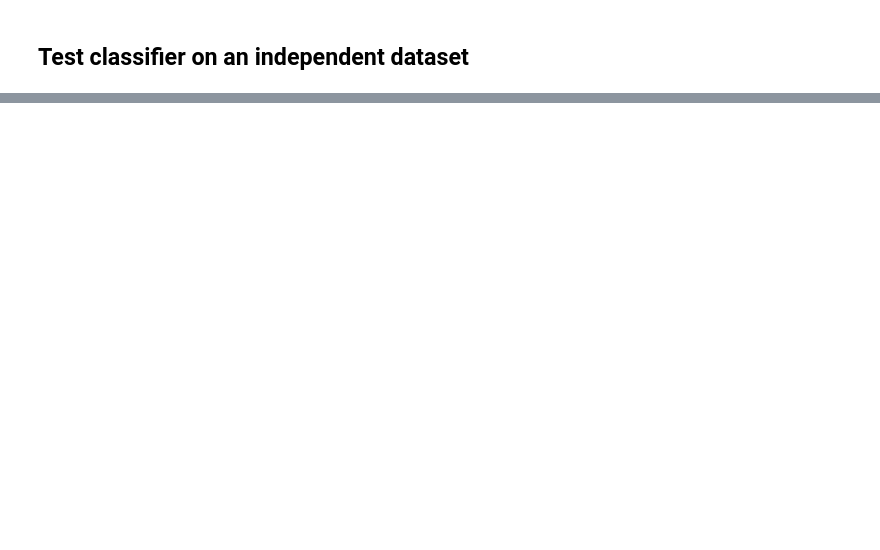
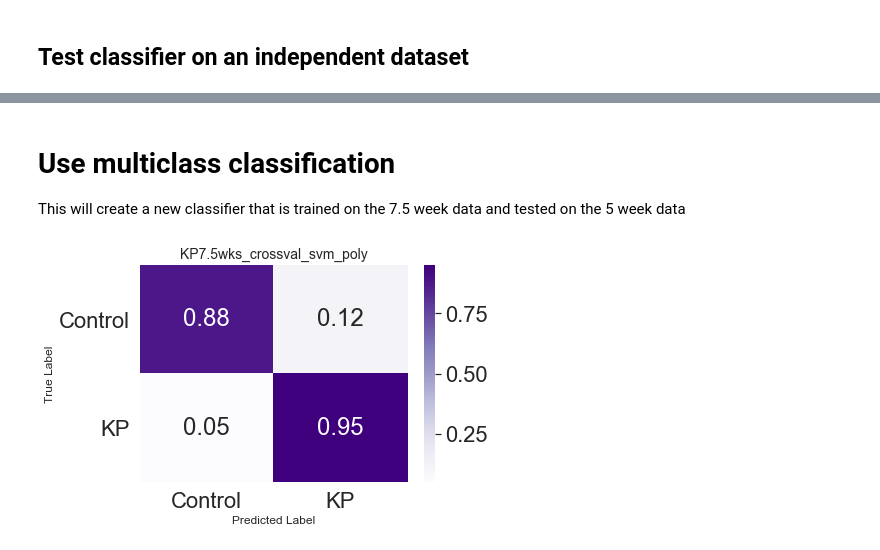
Before and after one commit to avaamini/protease_activity_analysis, a Jupyter notebook: notebooks/In_vivo_demo.ipynb, the cells around one changed output, grey strips where cells are left out. Saved outputs shown, nothing was run; the diff lists cells and outputs as text; code cells hidden in the pictures; blank space fills up the shorter version.

```diff
--- a/notebooks/In_vivo_demo.ipynb
+++ b/notebooks/In_vivo_demo.ipynb
@@ -273,0 +286,30 @@ paa.vis.plot_kfold_roc(tprs_test, aucs_test, out_path, save_name_test, show_sd=T
+# %% [markdown]
+# Use multiclass classification
+This will create a new classifier that is trained on the 7.5 week data and tested on the 5 week data
+# %%
+# Split up the samples into training, validation, and testing groups that are amenable to multiclassification
+
+Wk75X, Wk75Y, df, Wk75X_test, Wk75Y_test, df_test = Wk75_data_for_class.make_multiclass_dataset(
+        ['KP', 'Control'])
+
+Wk5X_test, Wk5Y_test, df_test, _,_,_ = Wk5data_for_class.make_multiclass_dataset(
+            ['KP', 'Control'])
+
+# This line actually trains the multiclass classifier on the 7.5 week data,
+# performs cross validation on the 7.5 week data based on the groups that were created by the above lines
+# and tests the classifier on the 5 week data
+val_class_dict, val_df, test_class_dict, test_df = paa.classify.multiclass_classify(
+                Wk75X, Wk75Y, classifier, kernel, 10, save_name, False,
+                None, Wk5X_test, Wk5Y_test
+    )
+
+# Get the categories of samples that were used to train and test the classifier
+import numpy as np
+classes = np.unique(Wk75Y)
+test_classes = np.unique(Wk5Y_test)
+# %%
+# You can plot the confusion matrix for the cross validation performed on the 7.5 week data
+paa.vis.plot_confusion_matrix(val_df, classes, classes, out_path,
+                save_name_val, cmap='Purples')
+# %% [output]
+[figure, added]
```
Also changed, not shown: parts of 21 cells of this notebook, 1 other file.
